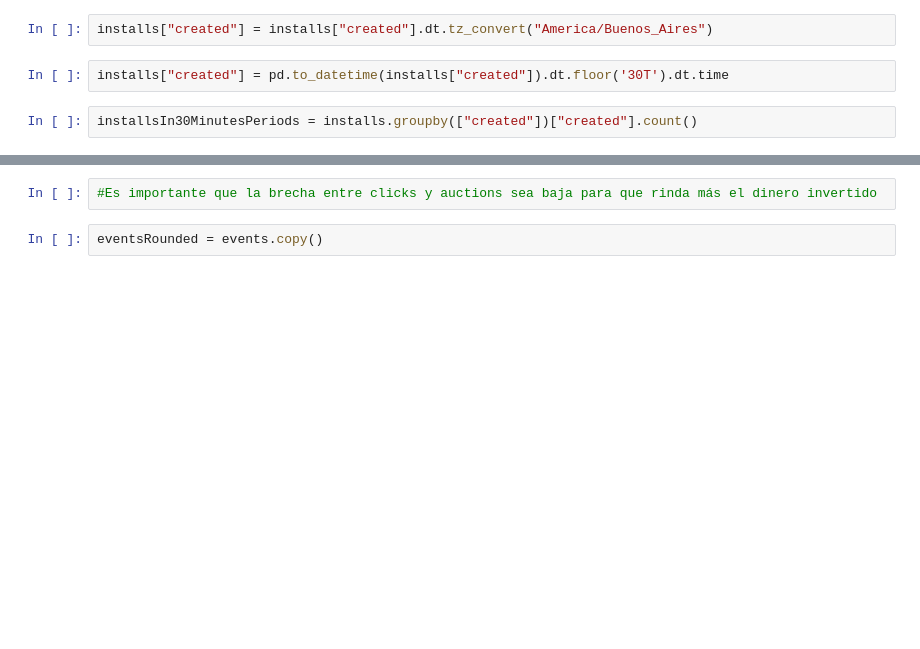
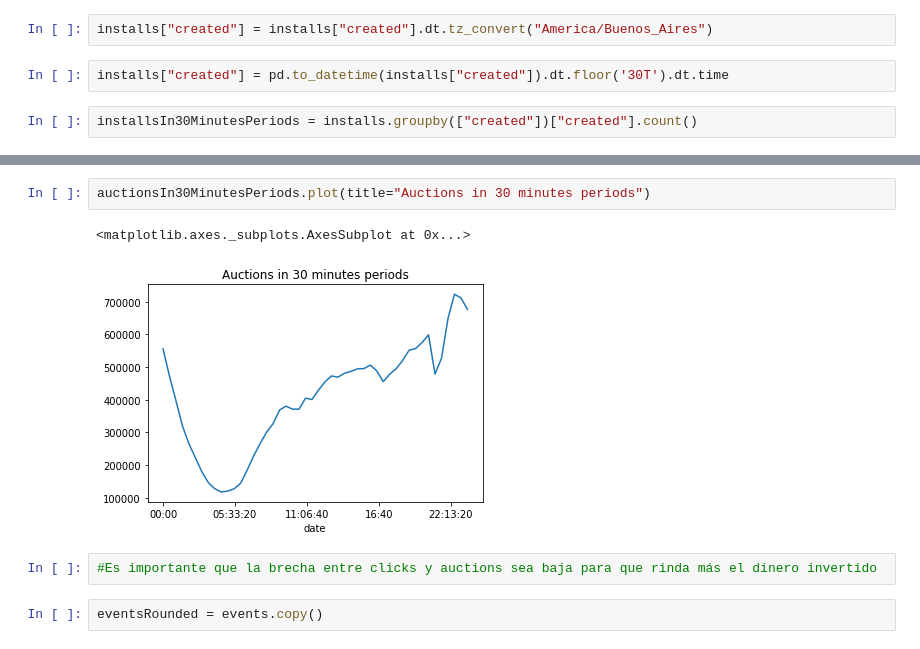
Before and after one commit to MartinRosasSommer/Datos2019, a Jupyter notebook: analisis-LucasOtero.ipynb, the cells around one changed output, grey strips where cells are left out. Saved outputs shown, nothing was run; the diff lists cells and outputs as text; blank space fills up the shorter version.

```diff
--- a/analisis-LucasOtero.ipynb
+++ b/analisis-LucasOtero.ipynb
@@ -122,3 +116,8 @@ auctionsIn30MinutesPeriods.plot()
+# %%
+auctionsIn30MinutesPeriods.plot(title="Auctions in 30 minutes periods")
+# %% [output]
+<matplotlib.axes._subplots.AxesSubplot at 0x...>
+[figure, added]
 # %%
 #Es importante que la brecha entre clicks y auctions sea baja para que rinda más el dinero invertido
 # %%
```
Also changed, not shown: parts of 11 cells of this notebook, 1 other file.
